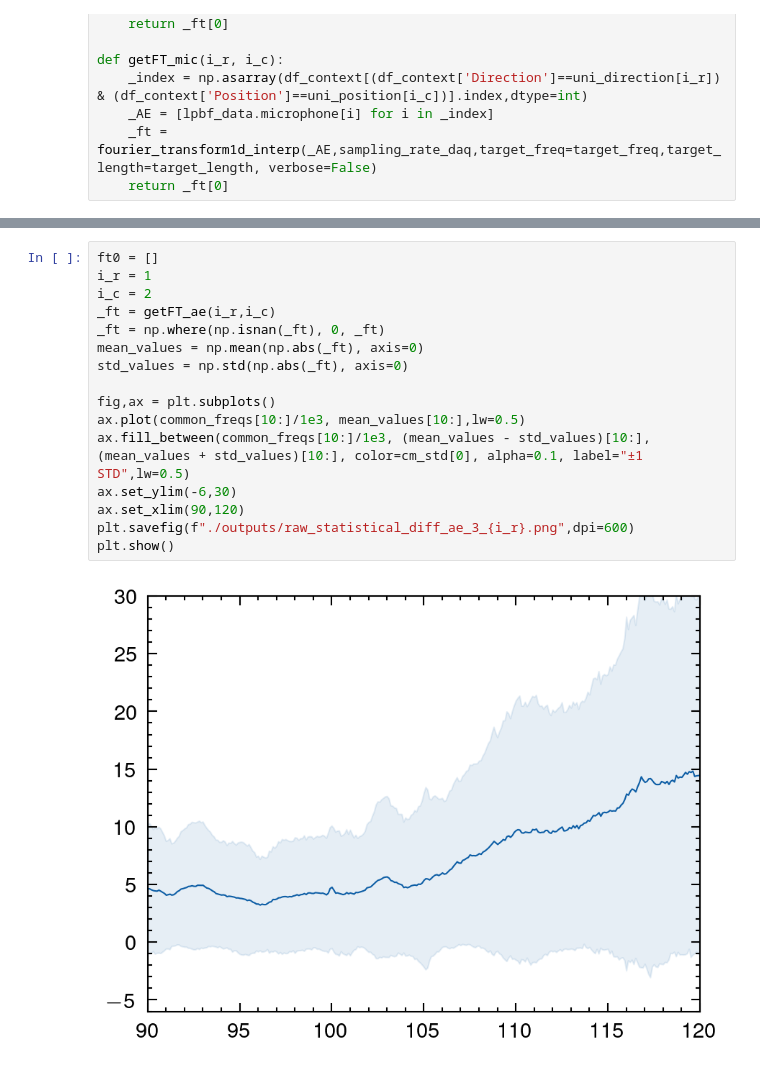
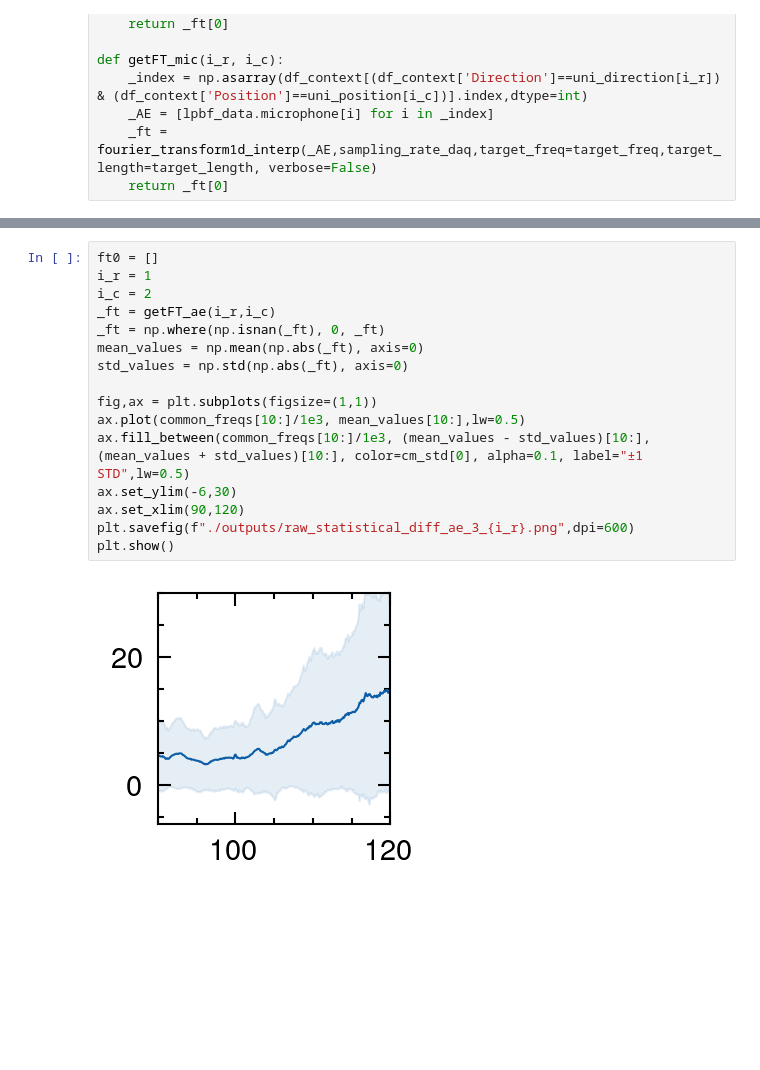
Before and after one commit to mingwucn/Data-Driven-Approach-to-Mitigate-Acoustic-Sensor-Positioning-Effects-in-LPBF, a Jupyter notebook: st.ipynb, the cells around one changed output, grey strips where cells are left out. Drawn from its saved outputs; the diff is of its cells as text; blank space fills up the shorter version.

```diff
--- a/st.ipynb
+++ b/st.ipynb
@@ -123,21 +123,21 @@ plt.show()
 # %%
 ft0 = []
 i_r = 1
 i_c = 2
 _ft = getFT_ae(i_r,i_c)
 _ft = np.where(np.isnan(_ft), 0, _ft)
 mean_values = np.mean(np.abs(_ft), axis=0)
 std_values = np.std(np.abs(_ft), axis=0)
 
-fig,ax = plt.subplots()
+fig,ax = plt.subplots(figsize=(1,1))
 ax.plot(common_freqs[10:]/1e3, mean_values[10:],lw=0.5)
 ax.fill_between(common_freqs[10:]/1e3, (mean_values - std_values)[10:], (mean_values + std_values)[10:], color=cm_std[0], alpha=0.1, label="±1 STD",lw=0.5)
 ax.set_ylim(-6,30)
 ax.set_xlim(90,120)
 plt.savefig(f"./outputs/raw_statistical_diff_ae_3_{i_r}.png",dpi=600)
 plt.show()
 # %% [output]
-[figure, old version]
+[figure, new version]
 # %%
 ft0 = []
 i_r = 0
```
Also changed, not shown: parts of 4 cells of this notebook, 4 other files.
